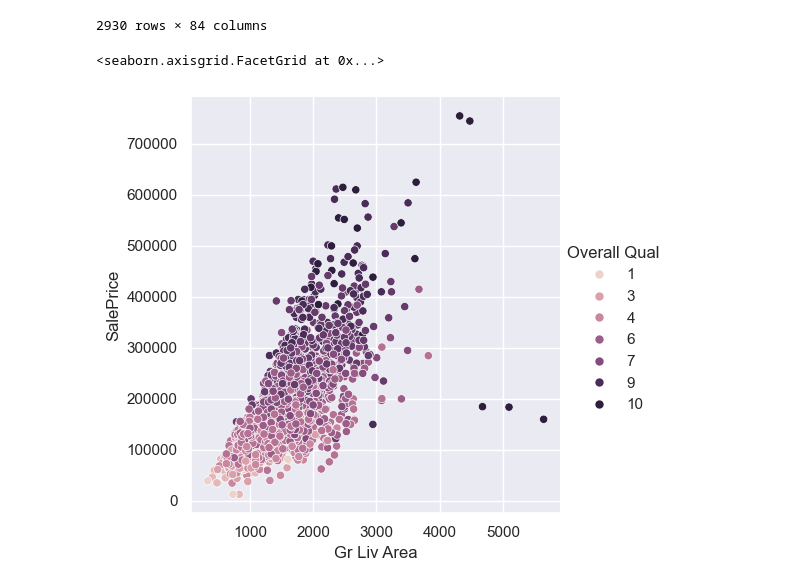
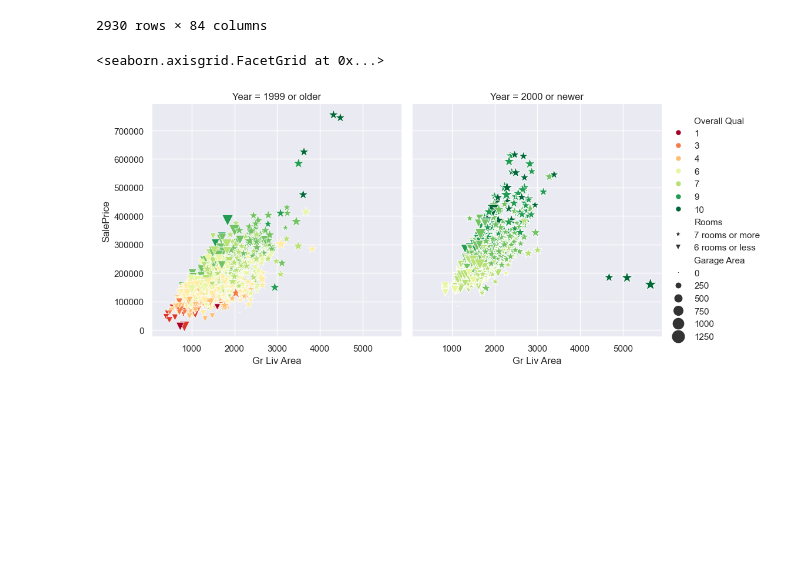
Before and after one commit to kingkingori/Ames-Iowa-Housing-Data, a Jupyter notebook: iowahousing.ipynb, the cells around one changed output. Saved outputs shown, nothing was run; the diff lists cells and outputs as text; code cells hidden in the pictures; blank space fills up the shorter version.

Commit message:
Initial analysis and visualization complete

```diff
--- a/iowahousing.ipynb
+++ b/iowahousing.ipynb
@@ -22,7 +22,9 @@ housing
 # %%
 sns.set_theme()
 sns.relplot(data=housing, x="Gr Liv Area", y="SalePrice"
-            , hue="Overall Qual")
+            , hue="Overall Qual", palette='RdYlGn'
+            , size='Garage Area', sizes=(1,300)
+            , style='Rooms', markers=['*', 'v'], col='Year')
 # %% [output]
 <seaborn.axisgrid.FacetGrid at 0x...>
-[figure, old version]
+[figure, new version]
```
Also changed, not shown: parts of 1 cell of this notebook.
